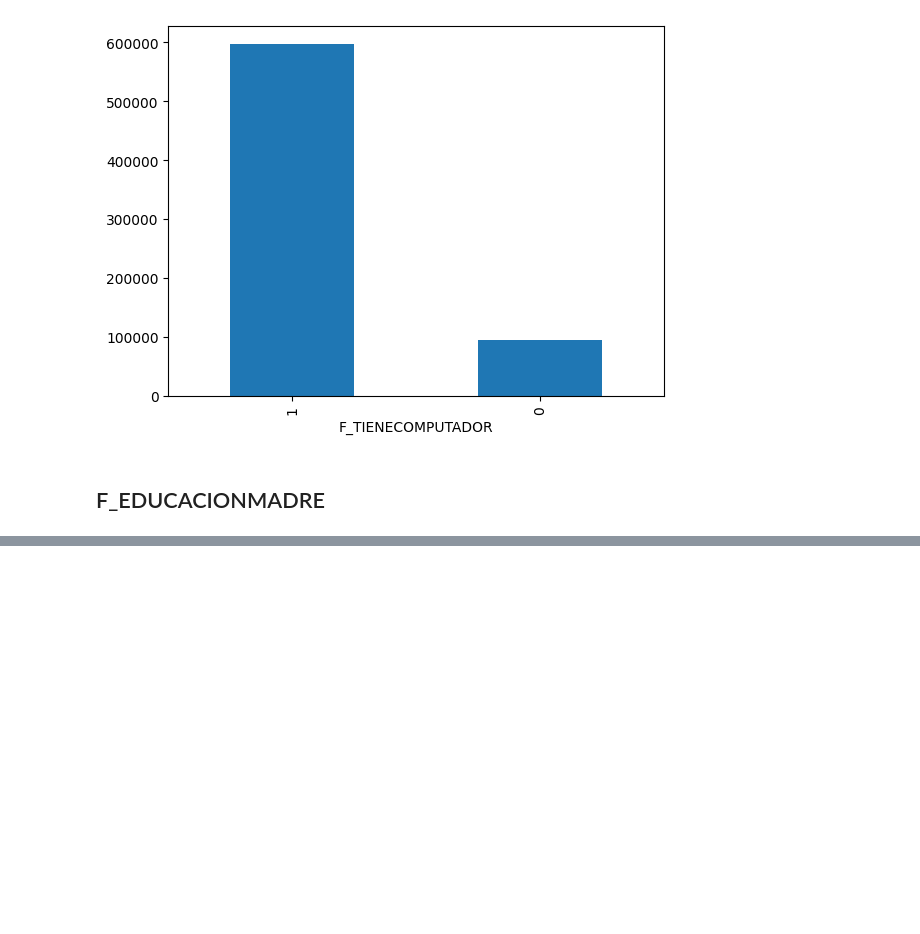
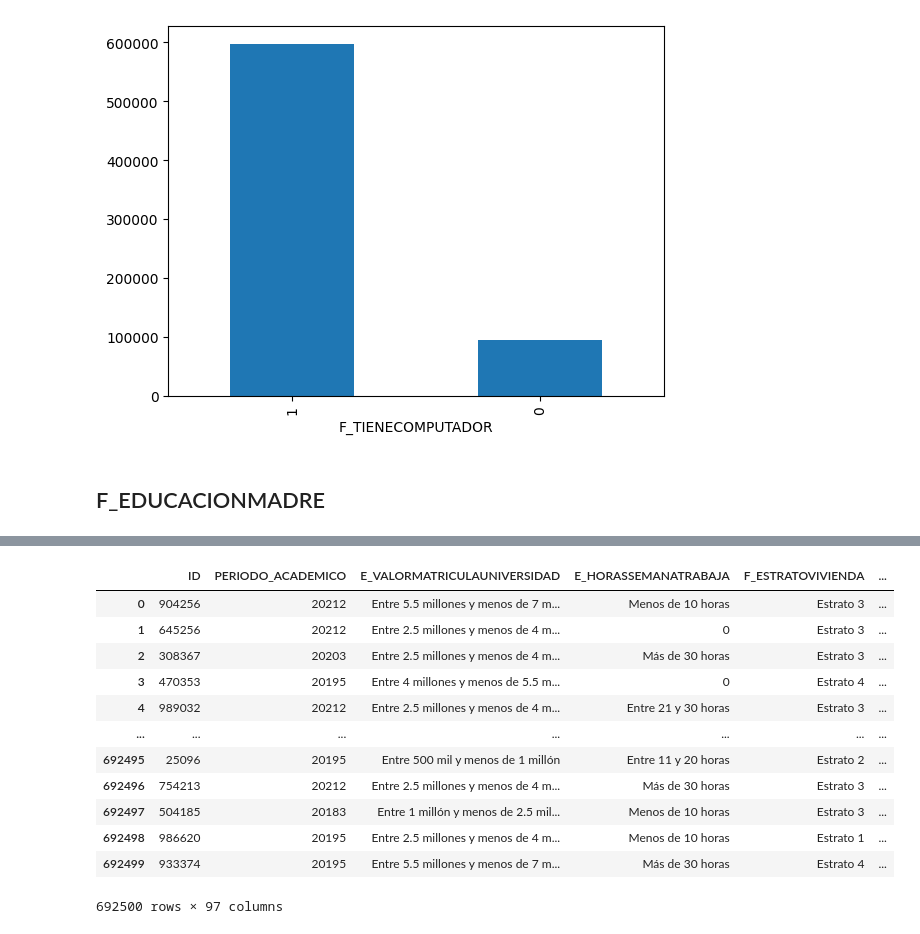
Before and after one commit to Thomascc123/Proyecto-Kaggle-Modelos, a Jupyter notebook: 02 - preprocesado.ipynb, the cells around one changed output, grey strips where cells are left out. Saved outputs shown, nothing was run; the diff lists cells and outputs as text; code cells hidden in the pictures; blank space fills up the shorter version.

```diff
--- a/02 - preprocesado.ipynb
+++ b/02 - preprocesado.ipynb
@@ -1016,0 +1064,16 @@ dtype: float64
+# %%
+onehotEncode(copy2train, 'F_EDUCACIONMADRE')
+# %% [output]
+|  | ID | PERIODO_ACADEMICO | E_VALORMATRICULAUNIVERSIDAD | E_HORASSEMANATRABAJA | F_ESTRATOVIVIENDA | ... |
+| 0 | 904256 | 20212 | Entre 5.5 millones y menos de 7 m... | Menos de 10 horas | Estrato 3 | ... |
+| 1 | 645256 | 20212 | Entre 2.5 millones y menos de 4 m... | 0 | Estrato 3 | ... |
+| 2 | 308367 | 20203 | Entre 2.5 millones y menos de 4 m... | Más de 30 horas | Estrato 3 | ... |
+| 3 | 470353 | 20195 | Entre 4 millones y menos de 5.5 m... | 0 | Estrato 4 | ... |
+| 4 | 989032 | 20212 | Entre 2.5 millones y menos de 4 m... | Entre 21 y 30 horas | Estrato 3 | ... |
+| ... | ... | ... | ... | ... | ... | ... |
+| 692495 | 25096 | 20195 | Entre 500 mil y menos de 1 millón | Entre 11 y 20 horas | Estrato 2 | ... |
+| 692496 | 754213 | 20212 | Entre 2.5 millones y menos de 4 m... | Más de 30 horas | Estrato 3 | ... |
+| 692497 | 504185 | 20183 | Entre 1 millón y menos de 2.5 mil... | Menos de 10 horas | Estrato 3 | ... |
+| 692498 | 986620 | 20195 | Entre 2.5 millones y menos de 4 m... | Menos de 10 horas | Estrato 1 | ... |
+| 692499 | 933374 | 20195 | Entre 5.5 millones y menos de 7 m... | Más de 30 horas | Estrato 4 | ... |
+692500 rows × 97 columns
```
Also changed, not shown: parts of 21 cells of this notebook.
